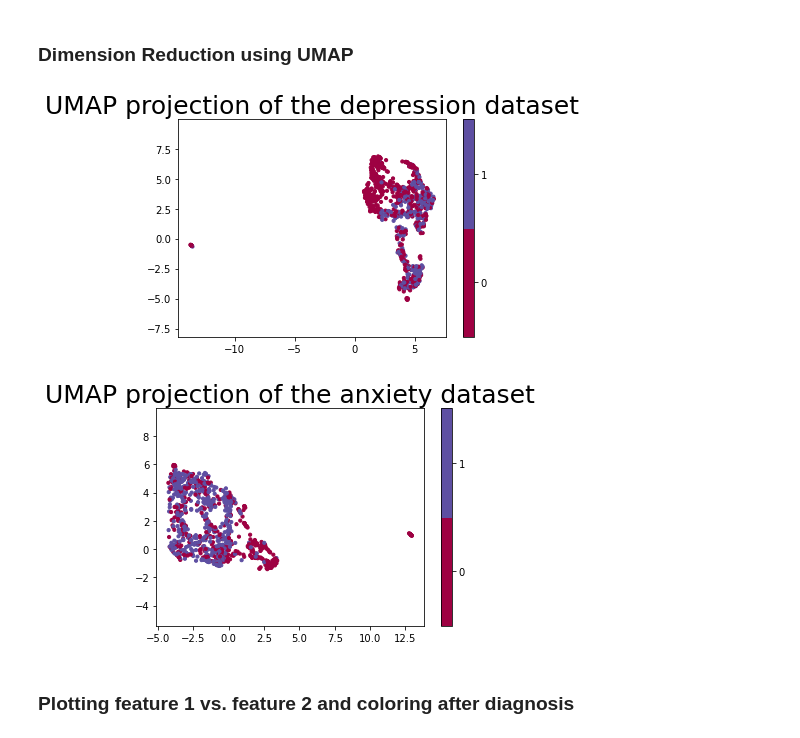
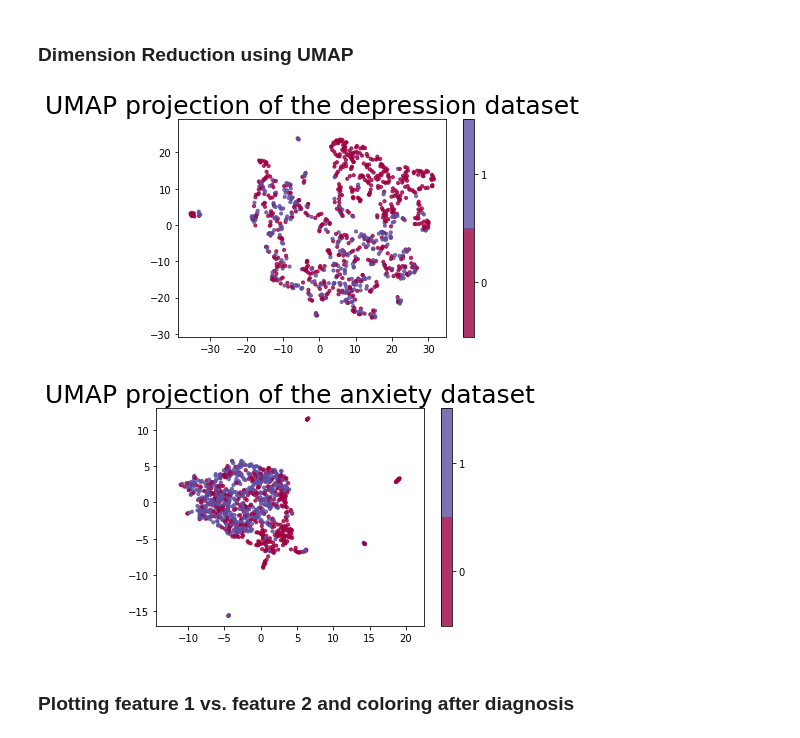
Before and after one commit to alexandraant161803/EDAN70, a Jupyter notebook: WD_project.ipynb, the cells around one changed output. Saved outputs shown, nothing was run; the diff lists cells and outputs as text; code cells hidden in the pictures.

```diff
--- a/WD_project.ipynb
+++ b/WD_project.ipynb
@@ -254,35 +262,35 @@ sns.pairplot(df_plot_dep, x_vars=['0', '1', '2'], y_vars='PHQtot', height=6, asp
 # %%
 """Will use umap by: constructing a model, training the model, and then looking at the transformed data"""
 
-reducer_dep = umap.UMAP()
+reducer_dep = umap.UMAP(n_neighbors=3, min_dist=0.5, spread=5)
 
 #embedding = reducer.fit_transform(reduce_dim(56)[0]) #uses vectors with reduced dimensions (after PCA)
 embedding_dep = reducer_dep.fit_transform(df_dep_concat) #uses full concatinated vectors with 2048 dimensions (before PCA)
 
 #plot the embedding as a standard scatterplot and color by the target array
-plt.scatter(embedding_dep[:, 0], embedding_dep[:, 1], c=y_dep_diag, cmap='Spectral', s=10)
+plt.scatter(embedding_dep[:, 0], embedding_dep[:, 1], c=y_dep_diag, cmap='Spectral', s=10, alpha=0.8)
 plt.gca().set_aspect('equal', 'datalim')
 plt.colorbar(boundaries=np.arange(3)-0.5).set_ticks(np.arange(2))
 plt.title('UMAP projection of the depression dataset', fontsize=25)
 plt.show()
 # %% [output]
-[figure, old version]
+[figure, new version]
 # %%
 """Will use umap by: constructing a model, training the model, and then looking at the transformed data"""
 
-reducer_wor = umap.UMAP()
+reducer_wor = umap.UMAP(n_neighbors=3, min_dist=0.5)
 
 #embedding = reducer.fit_transform(reduce_dim(74)[1]) #uses vectors with reduced dimensions (after PCA)
 embedding_wor = reducer_wor.fit_transform(df_wor_concat) #uses full concatinated vectors with 2048 dimensions (before PCA)
 
 #plot the embedding as a standard scatterplot and color by the target array
-plt.scatter(embedding_wor[:, 0], embedding_wor[:, 1], c=y_wor_diag, cmap='Spectral', s=10)
+plt.scatter(embedding_wor[:, 0], embedding_wor[:, 1], c=y_wor_diag, cmap='Spectral', s=10, alpha=0.8)
 plt.gca().set_aspect('equal', 'datalim')
 plt.colorbar(boundaries=np.arange(3)-0.5).set_ticks(np.arange(2))
 plt.title('UMAP projection of the anxiety dataset', fontsize=25)
 plt.show()
 # %% [output]
-[figure, old version]
+[figure, new version]
 # %% [markdown]
 ### Plotting feature 1 vs. feature 2 and coloring after diagnosis
 # %%
```
Also changed, not shown: parts of 7 cells of this notebook.
